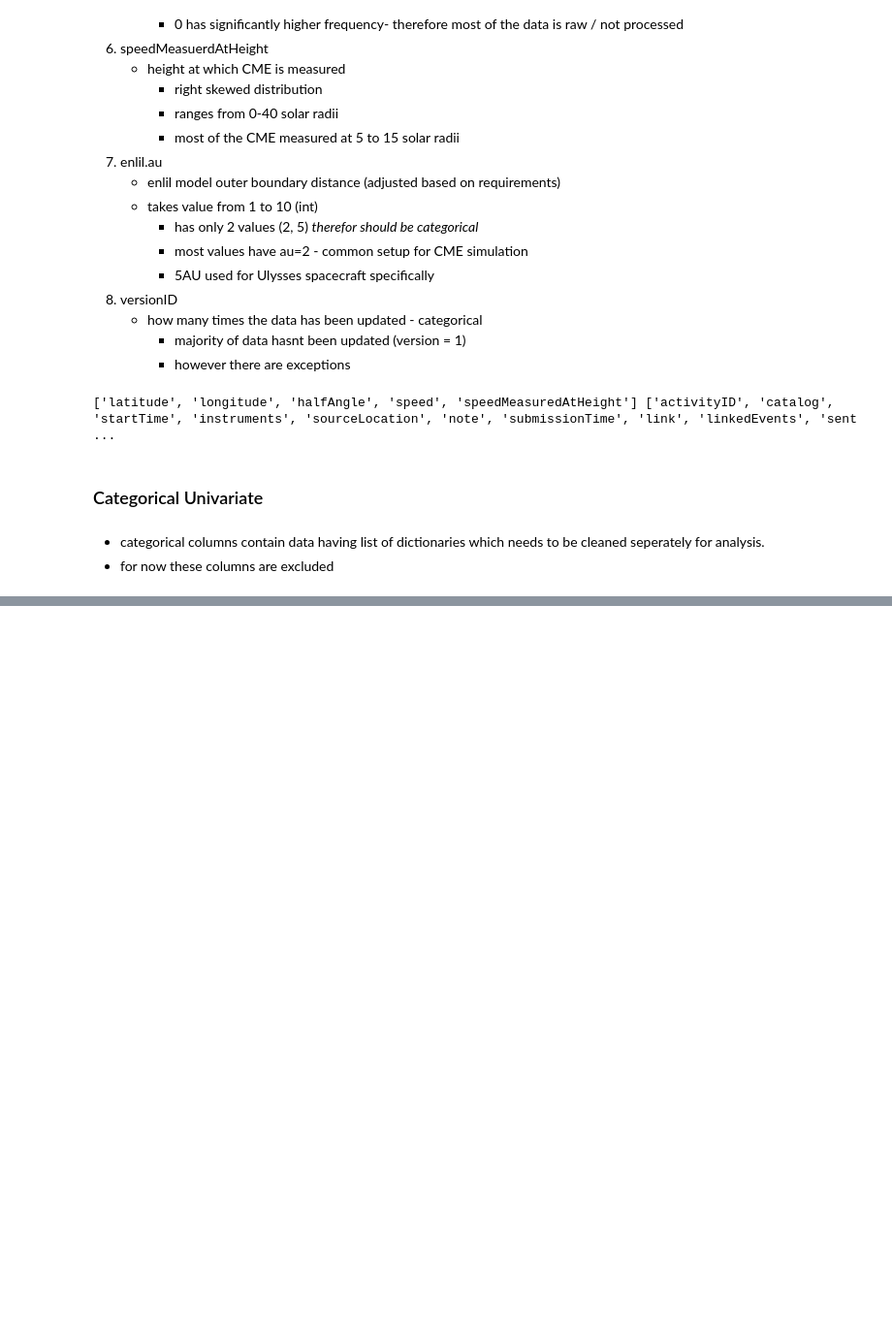
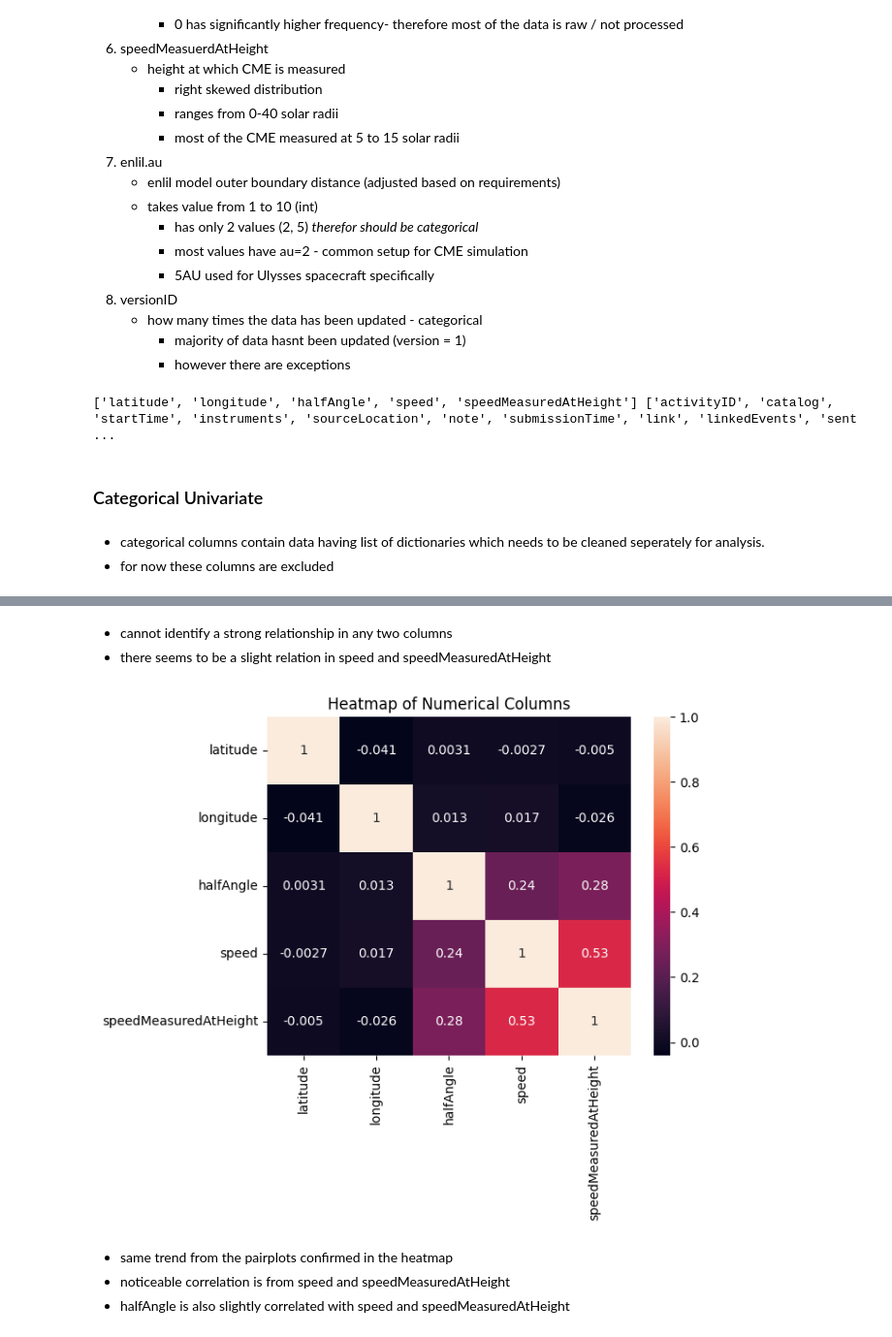
Before and after one commit to AERI078/space_weather_analysis_and_prediction, a Jupyter notebook: notebooks/EDA_CME.ipynb, the cells around one changed output, grey strips where cells are left out. Shown at 97% size. Cells and saved outputs as stored; diff of their text form; code cells hidden in the pictures; blank space fills up the shorter version.

```diff
--- a/notebooks/EDA_CME.ipynb
+++ b/notebooks/EDA_CME.ipynb
@@ -482,0 +524,14 @@ KeyboardInterrupt:
+# %% [markdown]
+- cannot identify a strong relationship in any two columns
+- there seems to be a slight relation in speed and speedMeasuredAtHeight
+# %%
+corr_matrix = df[numerical].corr()
+sns.heatmap(corr_matrix, annot=True)
+plt.title('Heatmap of Numerical Columns')
+plt.show()
+# %% [output]
+[figure, added]
+# %% [markdown]
+- same trend from the pairplots confirmed in the heatmap
+- noticeable correlation is from speed and speedMeasuredAtHeight
+- halfAngle is also slightly correlated with speed and speedMeasuredAtHeight
```
Also changed, not shown: parts of 20 cells of this notebook, 12 other files.
